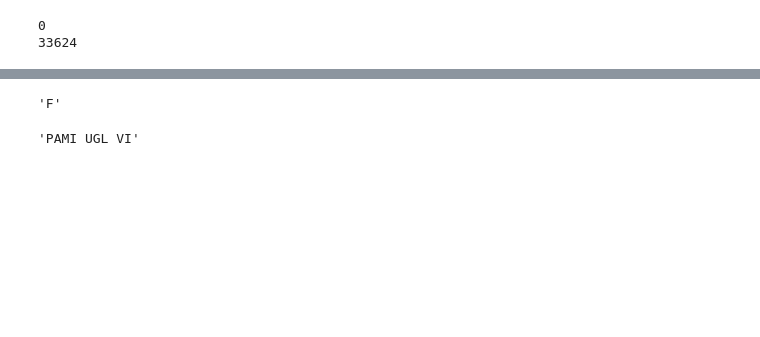
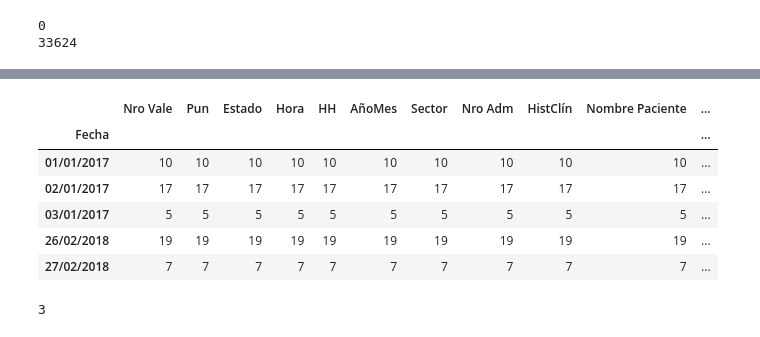
Before and after one commit to josedallavia/A-Machine-Learning-Approach-for-Optimization-of-Hospital-Bed-Utilization, a Jupyter notebook: Draft_hospital_classes.ipynb, the cells around one changed output, grey strips where cells are left out. Cells and saved outputs as stored; diff of their text form; code cells hidden in the pictures; blank space fills up the shorter version.

```diff
--- a/Draft_hospital_classes.ipynb
+++ b/Draft_hospital_classes.ipynb
@@ -21,3 +12,0 @@ internaciones
-# %%
-internaciones = db['internaciones']
-internaciones.head()
@@ -30,0 +13,2 @@ internaciones.head()
+# %%
+db = load_parquet('parquet_data')
@@ -183,10 +401,14 @@ paciente.get_demographics()
-# %%
-paciente.load_demographics(internaciones)
-# %%
-paciente.gender
-# %% [output]
-'F'
-# %%
-paciente.insurance
-# %% [output]
-'PAMI UGL VI'
+# %%
+paciente.laboratory_data.groupby('Fecha').count()
+# %% [output]
+|  | Nro Vale | Pun | Estado | Hora | HH | AñoMes | Sector | Nro Adm | HistClín | Nombre Paciente | ... |
+| Fecha |  |  |  |  |  |  |  |  |  |  | ... |
+| 01/01/2017 | 10 | 10 | 10 | 10 | 10 | 10 | 10 | 10 | 10 | 10 | ... |
+| 02/01/2017 | 17 | 17 | 17 | 17 | 17 | 17 | 17 | 17 | 17 | 17 | ... |
+| 03/01/2017 | 5 | 5 | 5 | 5 | 5 | 5 | 5 | 5 | 5 | 5 | ... |
+| 26/02/2018 | 19 | 19 | 19 | 19 | 19 | 19 | 19 | 19 | 19 | 19 | ... |
+| 27/02/2018 | 7 | 7 | 7 | 7 | 7 | 7 | 7 | 7 | 7 | 7 | ... |
+# %%
+(paciente.admissions['466470-1']._discharge_date-paciente.admissions['466470-1']._admission_date).days
+# %% [output]
+3
```
Also changed, not shown: parts of 44 cells of this notebook.
